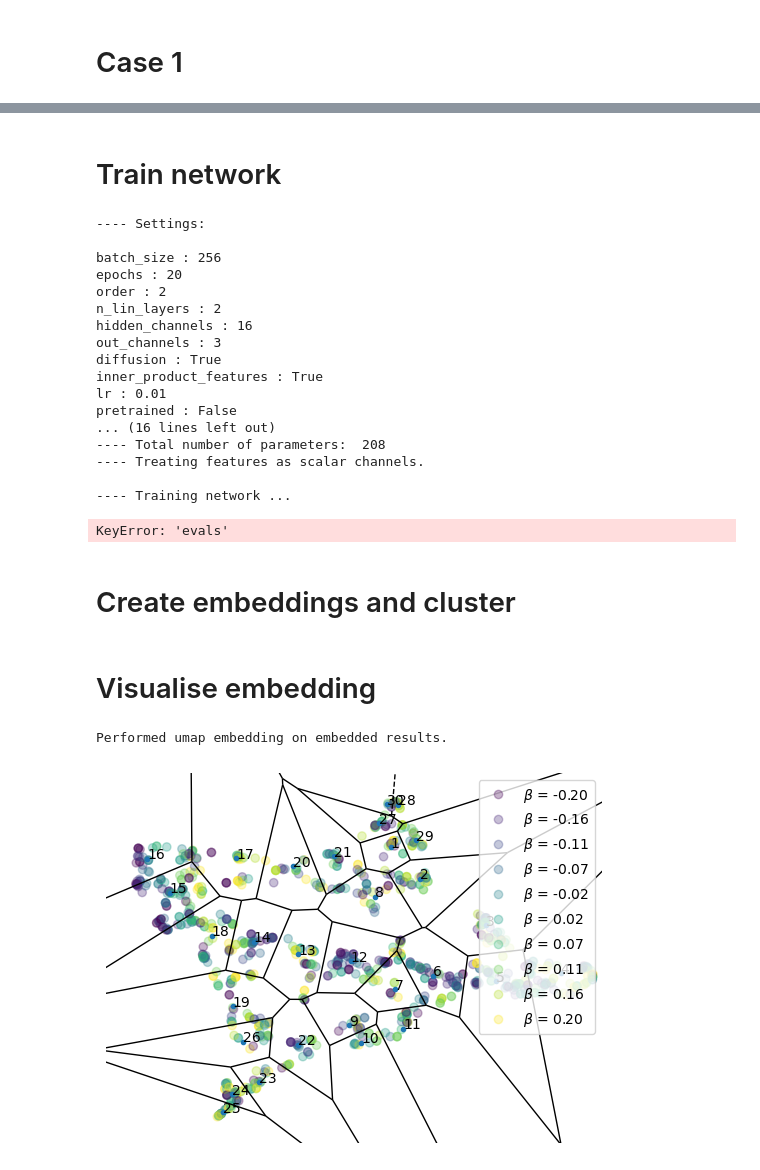
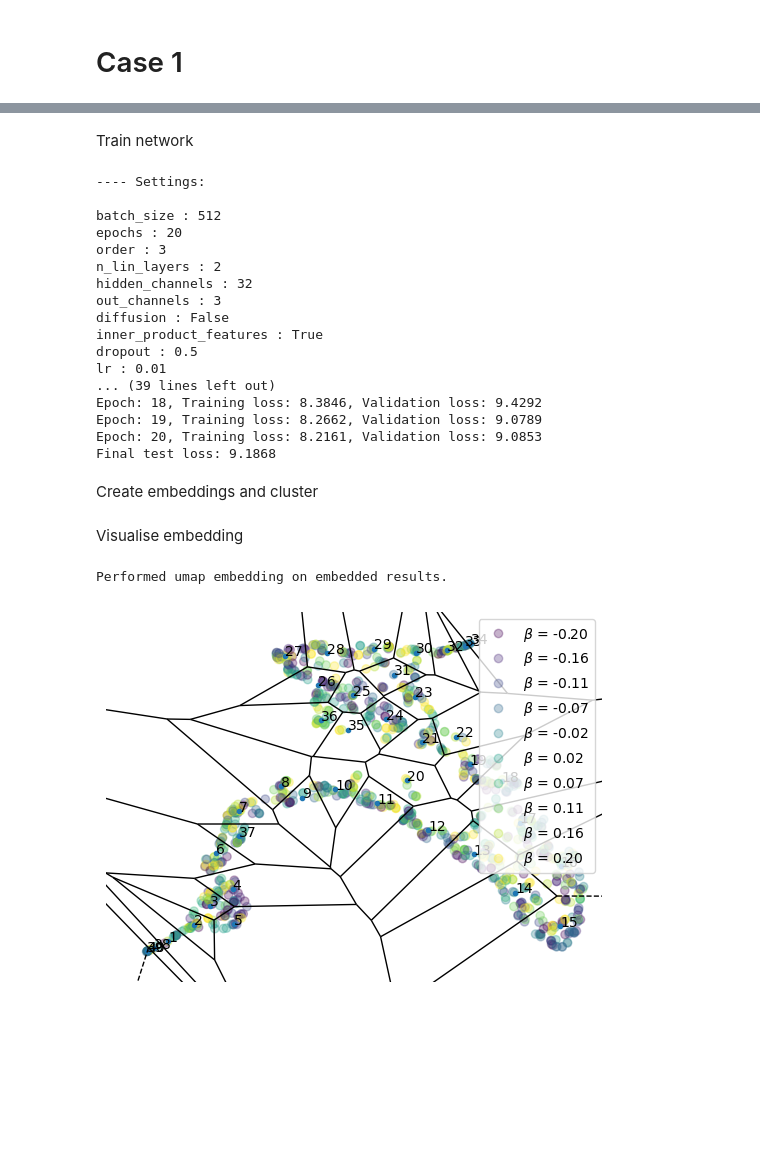
Before and after one commit to agosztolai/MARBLE, a Jupyter notebook: examples/ex_bogdanov_takens.ipynb, the cells around one changed output, grey strips where cells are left out. Drawn from its saved outputs; the diff is of its cells as text; code cells hidden in the pictures; blank space fills up the shorter version.

```diff
--- a/examples/ex_bogdanov_takens.ipynb
+++ b/examples/ex_bogdanov_takens.ipynb
@@ -76,7 +80,7 @@ pos, vel = sweep_parameters(beta1, beta2)
 # %%
 pos_subsample, vel_subsample = [], []
 for i, (p,v) in enumerate(zip(pos,vel)):
-    ind, _ = geometry.furthest_point_sampling(p, stop_crit=0.05)
+    ind, _ = geometry.furthest_point_sampling(p, stop_crit=0.02)
     pos_subsample.append(p[ind])
     vel_subsample.append(v[ind])
 # %%
@@ -91,5 +95,5 @@ plot_phase_portrait([pos_subsample[-1]], [vel_subsample[-1]], ax[1,1])
 # %% [markdown]
-# Train network
+Train network
 # %%
 k=7
 data = utils.construct_dataset(pos_subsample, features=vel_subsample, graph_type='cknn', k=k)
@@ -97,14 +101,15 @@ data = utils.construct_dataset(pos_subsample, features=vel_subsample, graph_type
 os.environ["CUDA_DEVICE_ORDER"]="PCI_BUS_ID"
 os.environ["CUDA_VISIBLE_DEVICES"]="0"
 
-par = {'batch_size': 256, #batch size
+par = {'batch_size': 512, #batch size
        'epochs': 20, #optimisation epochs
-       'order': 2, #order of derivatives
+       'order': 3, #order of derivatives
        'n_lin_layers': 2,
-       'hidden_channels': 16, #number of internal dimensions in MLP
+       'hidden_channels': 32, #number of internal dimensions in MLP
        'out_channels': 3,
-       'diffusion': True,
+       'diffusion': False,
        'inner_product_features': True,
+       'dropout':0.5
       }
 
 model = net(data, **par)
@@ -112,36 +117,35 @@ model.run_training(data)
 # %% [output]
 ---- Settings:
 
-batch_size : 256
+batch_size : 512
 epochs : 20
-order : 2
+order : 3
 n_lin_layers : 2
-hidden_channels : 16
+hidden_channels : 32
 out_channels : 3
-diffusion : True
+diffusion : False
 inner_product_features : True
+dropout : 0.5
 lr : 0.01
-pretrained : False
-... (16 lines left out)
----- Total number of parameters:  208
----- Treating features as scalar channels.
-
----- Training network ...
+... (39 lines left out)
+Epoch: 18, Training loss: 8.3846, Validation loss: 9.4292
+Epoch: 19, Training loss: 8.2662, Validation loss: 9.0789
+Epoch: 20, Training loss: 8.2161, Validation loss: 9.0853
+Final test loss: 9.1868
-KeyError: 'evals'
 # %% [markdown]
-# Create embeddings and cluster
+Create embeddings and cluster
 # %%
-n_clusters = 30
+n_clusters = 40
 data = model.evaluate(data)
 # %% [markdown]
-# Visualise embedding
+Visualise embedding
 # %%
-tsne_emb, clusters, dist = geometry.cluster_embedding(data, n_clusters=n_clusters, embed_typ='umap')
+umap_emb, clusters, dist = geometry.cluster_embedding(data, n_clusters=n_clusters, embed_typ='umap')
 titles = [r'$\beta$ = {:0.2f}'.format(b) for b in beta1]
-plotting.embedding(tsne_emb, data.y.numpy(), clusters, titles=titles)
+plotting.embedding(umap_emb, data.y.numpy(), clusters, titles=titles)
 # %% [output]
 Performed umap embedding on embedded results.
-[figure, old version]
+[figure, new version]
 # %%
 emb_MDS = geometry.embed(dist, embed_typ = 'MDS')
 labels = [0 if b<0 else 1 for b in beta1]
```
Also changed, not shown: parts of 24 cells of this notebook.
